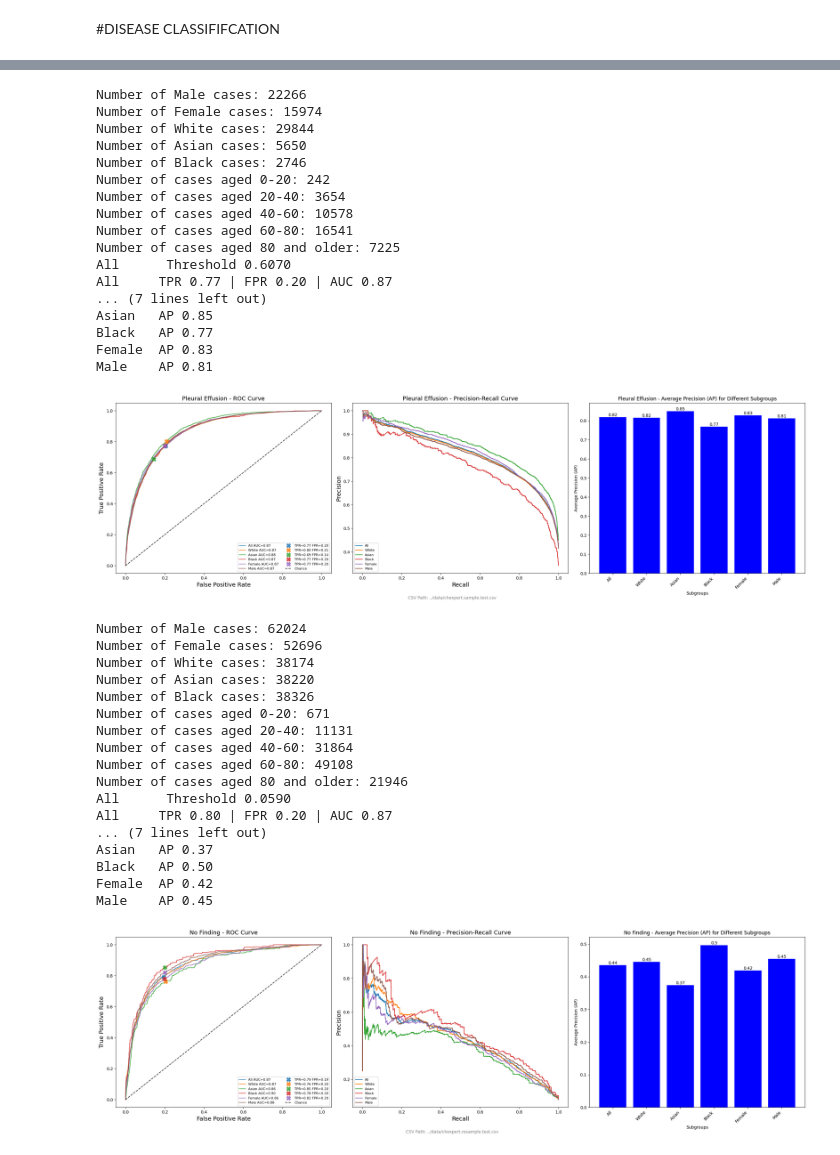
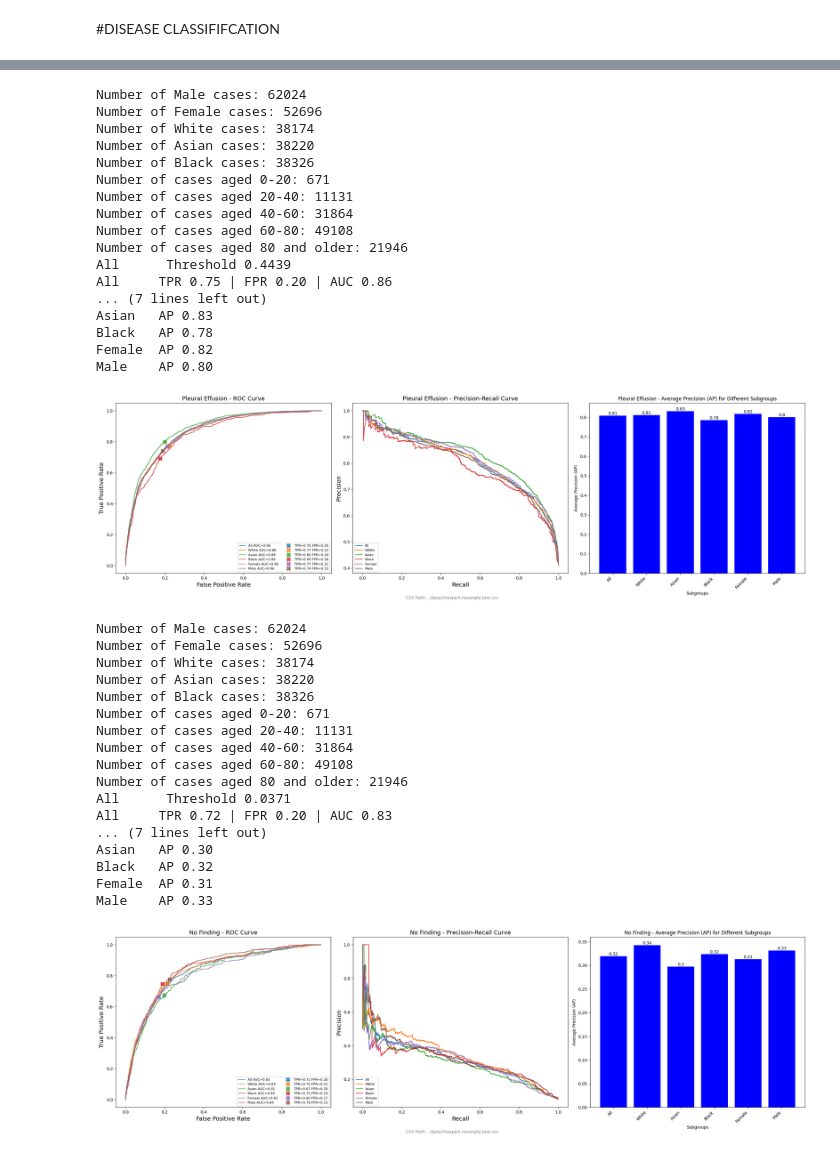
Before and after one commit to GivralNguyen/Towards-Fair-and-Private-AI-in-Chest-Radiograph-Analysis, a Jupyter notebook: metrics/chexpert.predictions.ipynb, the cells around one changed output, grey strips where cells are left out. Cells and saved outputs as stored; diff of their text form; code cells hidden in the pictures.

```diff
--- a/metrics/chexpert.predictions.ipynb
+++ b/metrics/chexpert.predictions.ipynb
@@ -313,43 +31,43 @@ Male    AP 0.40
 # %%
-subgroup_fairness_analysis(10,'../data/chexpert.sample.test.csv','../disease/chexpert/disease/resnet-all/', 'predictions.test.csv' )
+subgroup_fairness_analysis(10,'../data/chexpert.resample.test.csv','../disease/chexpert/disease/batch_150_epochs_20_nonli-resnet-all/', 'predictions.resample.test.csv' )
 # %% [output]
-Number of Male cases: 22266
-Number of Female cases: 15974
-Number of White cases: 29844
-Number of Asian cases: 5650
-Number of Black cases: 2746
-Number of cases aged 0-20: 242
-Number of cases aged 20-40: 3654
-Number of cases aged 40-60: 10578
-Number of cases aged 60-80: 16541
-Number of cases aged 80 and older: 7225
-All      Threshold 0.6070
-All     TPR 0.77 | FPR 0.20 | AUC 0.87
+Number of Male cases: 62024
+Number of Female cases: 52696
+Number of White cases: 38174
+Number of Asian cases: 38220
+Number of Black cases: 38326
+Number of cases aged 0-20: 671
+Number of cases aged 20-40: 11131
+Number of cases aged 40-60: 31864
+Number of cases aged 60-80: 49108
+Number of cases aged 80 and older: 21946
+All      Threshold 0.4439
+All     TPR 0.75 | FPR 0.20 | AUC 0.86
 ... (7 lines left out)
-Asian   AP 0.85
-Black   AP 0.77
-Female  AP 0.83
-Male    AP 0.81
+Asian   AP 0.83
+Black   AP 0.78
+Female  AP 0.82
+Male    AP 0.80
-[figure, old version]
+[figure, new version]
 # %%
-subgroup_fairness_analysis(0,'../data/chexpert.resample.test.csv','../disease/chexpert/disease/resnet-all/', 'predictions.resample.test.csv')
+subgroup_fairness_analysis(0,'../data/chexpert.resample.test.csv','../disease/chexpert/diseasedp/batch_4096_epochs_20_nonli-resnetdp-all/', 'predictions.resample.test.csv' )
 # %% [output]
 Number of Male cases: 62024
 Number of Female cases: 52696
 Number of White cases: 38174
 Number of Asian cases: 38220
 Number of Black cases: 38326
 Number of cases aged 0-20: 671
 Number of cases aged 20-40: 11131
 Number of cases aged 40-60: 31864
 Number of cases aged 60-80: 49108
 Number of cases aged 80 and older: 21946
-All      Threshold 0.0590
-All     TPR 0.80 | FPR 0.20 | AUC 0.87
+All      Threshold 0.0371
+All     TPR 0.72 | FPR 0.20 | AUC 0.83
 ... (7 lines left out)
-Asian   AP 0.37
-Black   AP 0.50
-Female  AP 0.42
-Male    AP 0.45
+Asian   AP 0.30
+Black   AP 0.32
+Female  AP 0.31
+Male    AP 0.33
-[figure, old version]
+[figure, new version]
 # %%
```
Also changed, not shown: parts of 9 cells of this notebook, 10 other files.
